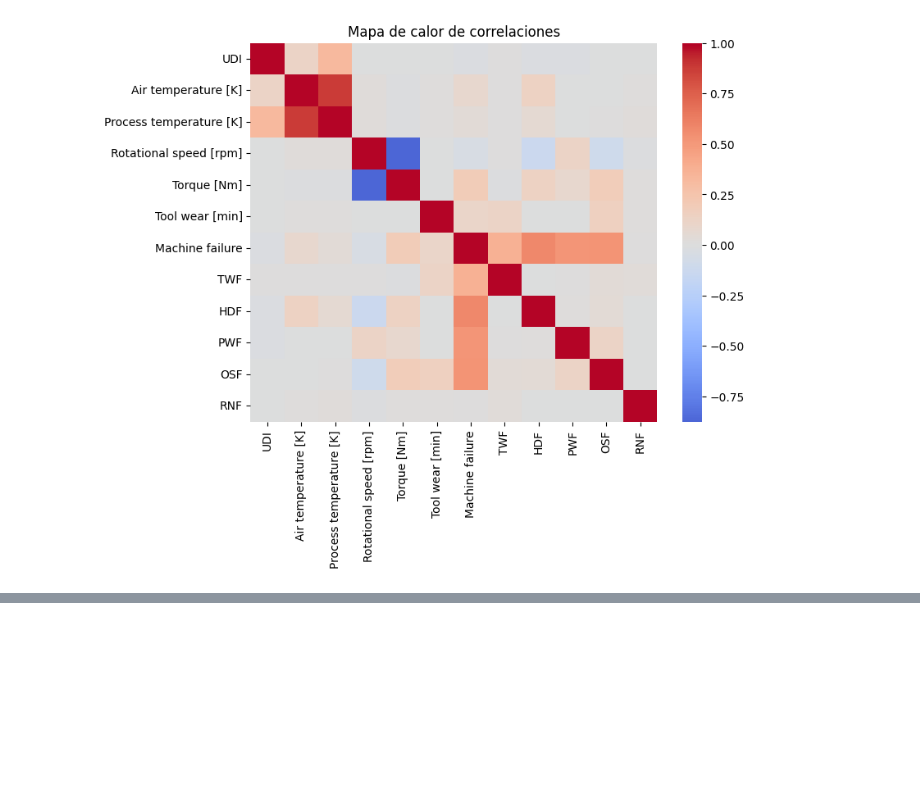
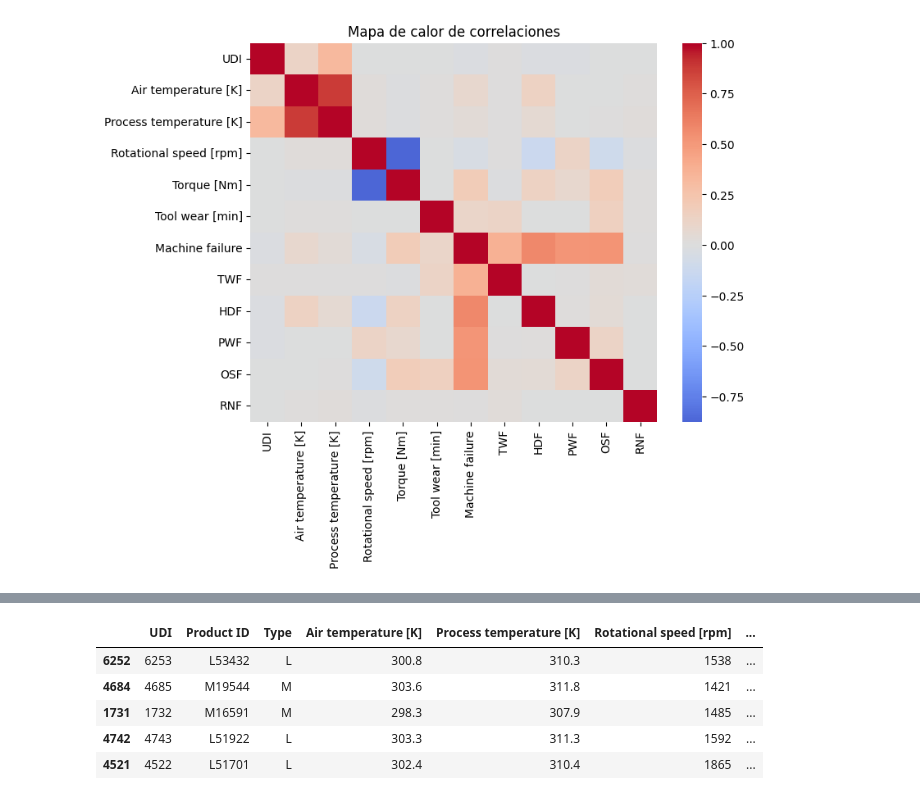
Before and after one commit to angelyambaycher/Taller_Semana_3, a Jupyter notebook: notebooks/Taller_Colaborativo_Semana3.ipynb, the cells around one changed output, grey strips where cells are left out. Drawn from its saved outputs; the diff is of its cells as text; code cells hidden in the pictures; blank space fills up the shorter version.

```diff
--- a/notebooks/Taller_Colaborativo_Semana3.ipynb
+++ b/notebooks/Taller_Colaborativo_Semana3.ipynb
@@ -487,3 +608,14 @@ plt.show()
+# %%
+sample_with_clusters = df_results.sample(200, random_state=42)
+sample_with_clusters.to_csv("results/sample_with_clusters.csv", index=False)
+sample_with_clusters.head()
+# %% [output]
+|  | UDI | Product ID | Type | Air temperature [K] | Process temperature [K] | Rotational speed [rpm] | ... |
+| 6252 | 6253 | L53432 | L | 300.8 | 310.3 | 1538 | ... |
+| 4684 | 4685 | M19544 | M | 303.6 | 311.8 | 1421 | ... |
+| 1731 | 1732 | M16591 | M | 298.3 | 307.9 | 1485 | ... |
+| 4742 | 4743 | L51922 | L | 303.3 | 311.3 | 1592 | ... |
+| 4521 | 4522 | L51701 | L | 302.4 | 310.4 | 1865 | ... |
 # %%
 !zip -r taller_semana3_repo.zip data notebooks src figures results README.md requirements.txt
 # %% [output]
```
Also changed, not shown: parts of 5 cells of this notebook, 4 other files.
